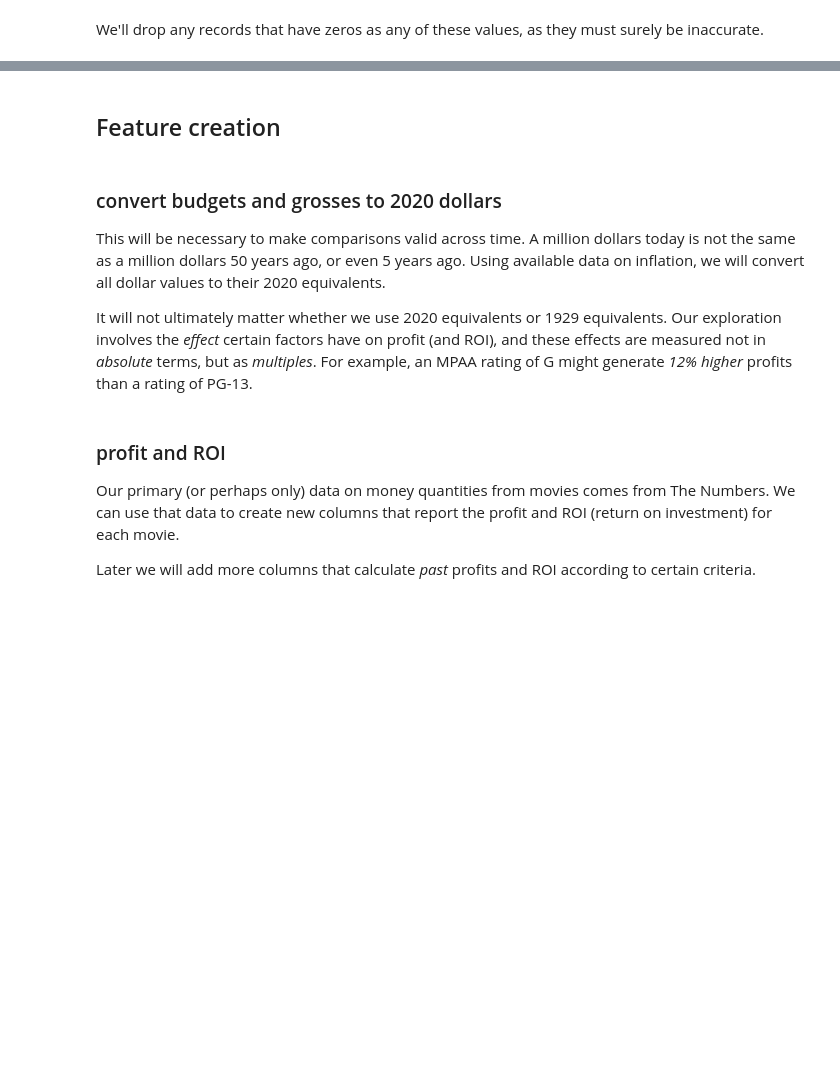
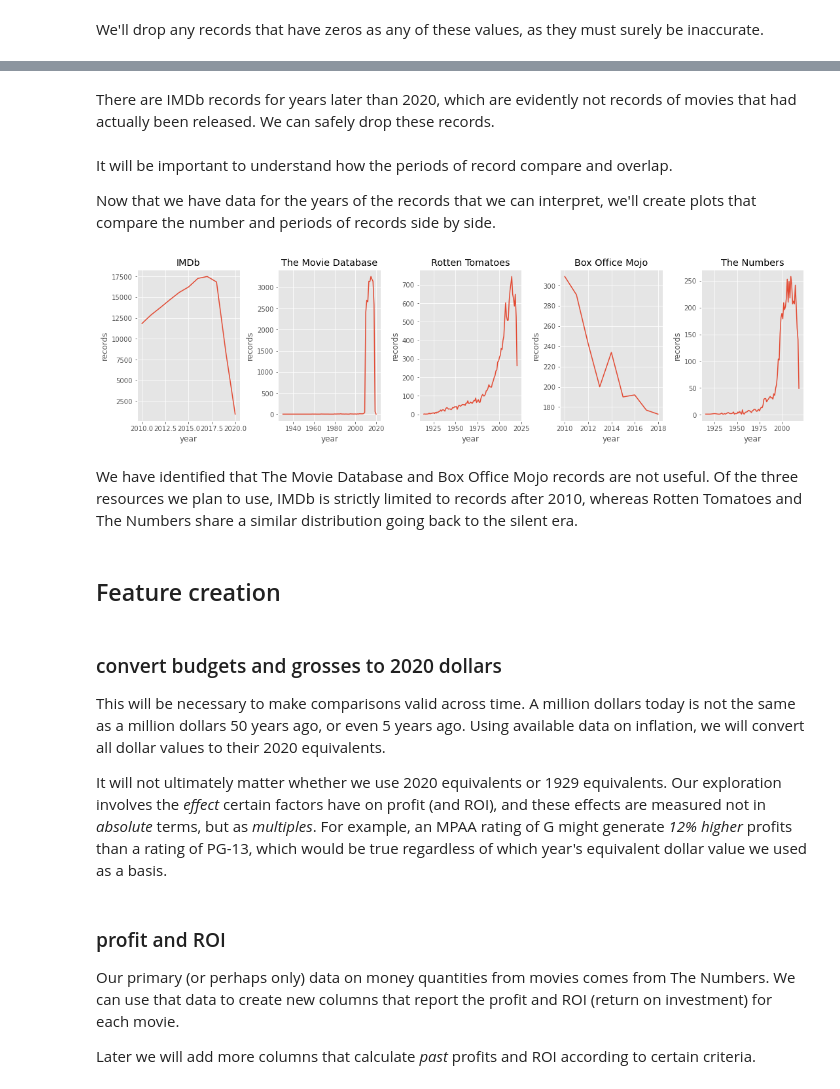
Before and after one commit to aarongalbraith/flatiron-phase1-project-redo, a Jupyter notebook: aaron_galbraith_p1_proj_redo.ipynb, the cells around one changed output, grey strips where cells are left out. Drawn from its saved outputs; the diff is of its cells as text; code cells hidden in the pictures; blank space fills up the shorter version.

```diff
--- a/aaron_galbraith_p1_proj_redo.ipynb
+++ b/aaron_galbraith_p1_proj_redo.ipynb
@@ -138,2 +145,6 @@ def make_bins(df, field, num):
+# %%
+# this function will help generate a line graph showing how many records a dataframe has by year
+def yr_plt(df, start, end):
+    return df[(df['year'] > start) & (df['year'] <= end)].groupby(['year']).count()['title']
 # %% [markdown]
 ## Summary of resources
@@ -274,5 +264,0 @@ Now that we have data for the years of the records that we can interpret, we'll
-# %%
-# this function will help generate a line graph showing how many records a resource has by year
-
-def yr_plt(df):
-    return df[(df['year'] > 0) & (df['year'] <= 2020)].groupby(['year']).count()['title']
@@ -316,5 +264,0 @@ It is apparent that our exploration may largely be limited to the years 2010-202
-# %%
-# this function will help generate a line graph showing how many records a resource has by year
-
-def yr_plt(df):
-    return df[(df['year'] > 2010) & (df['year'] <= 2020)].groupby(['year']).count()['title']
@@ -399,0 +327,2 @@ bom_df.drop(tn_df[tn_df['gross'] == 0].index, inplace=True)
+# %% [markdown]
+There are IMDb records for years later than 2020, which are evidently not records of movies that had actually been released. We can safely drop these records.
@@ -400,3 +331,47 @@ bom_df.drop(tn_df[tn_df['gross'] == 0].index, inplace=True)
+# %% [markdown]
+It will be important to understand how the periods of record compare and overlap.
+
+Now that we have data for the years of the records that we can interpret, we'll create plots that compare the number and periods of records side by side.
+# %%
+start = 0
+end = 2020
+
+fig, (ax1, ax2, ax3, ax4, ax5) = plt.subplots(1,5)
+
+fig.set_figwidth(15)
+
+ax1.plot(yr_plt(movie_basics_df, start, end))
+ax1.set_xlabel('year')
+ax1.set_ylabel('records')
+ax1.set_title('IMDb')
+
+ax2.plot(yr_plt(tmdb_df, start, end))
+ax2.set_xlabel('year')
+ax2.set_ylabel('records')
+ax2.set_title('The Movie Database')
+
+ax3.plot(yr_plt(rtm_df, start, end))
+ax3.set_xlabel('year')
+ax3.set_ylabel('records')
+ax3.set_title('Rotten Tomatoes')
+
+ax4.plot(yr_plt(bom_df, start, end))
+ax4.set_xlabel('year')
+ax4.set_ylabel('records')
+ax4.set_title('Box Office Mojo')
+
+ax5.plot(yr_plt(tn_df, start, end))
+ax5.set_xlabel('year')
+ax5.set_ylabel('records')
+ax5.set_title('The Numbers')
+
+fig.tight_layout(pad = 0.3)
+
+plt.show()
+# %% [output]
+[figure, added]
+# %% [markdown]
+We have identified that The Movie Database and Box Office Mojo records are not useful. Of the three resources we plan to use, IMDb is strictly limited to records after 2010, whereas Rotten Tomatoes and The Numbers share a similar distribution going back to the silent era.
 # %% [markdown]
 ## Feature creation
 # %% [markdown]
@@ -404,7 +379,7 @@ bom_df.drop(tn_df[tn_df['gross'] == 0].index, inplace=True)
 
 This will be necessary to make comparisons valid across time. A million dollars today is not the same as a million dollars 50 years ago, or even 5 years ago. Using available data on inflation, we will convert all dollar values to their 2020 equivalents.
 
-It will not ultimately matter whether we use 2020 equivalents or 1929 equivalents. Our exploration involves the *effect* certain factors have on profit (and ROI), and these effects are measured not in *absolute* terms, but as *multiples*. For example, an MPAA rating of G might generate *12% higher* profits than a rating of PG-13.
+It will not ultimately matter whether we use 2020 equivalents or 1929 equivalents. Our exploration involves the *effect* certain factors have on profit (and ROI), and these effects are measured not in *absolute* terms, but as *multiples*. For example, an MPAA rating of G might generate *12% higher* profits than a rating of PG-13, which would be true regardless of which year's equivalent dollar value we used as a basis.
 # %%
 # import a dataframe containing historical data about inflation
 inflation_df = pd.read_csv('data/inflation_data.csv')
```
Also changed, not shown: parts of 37 cells of this notebook.
